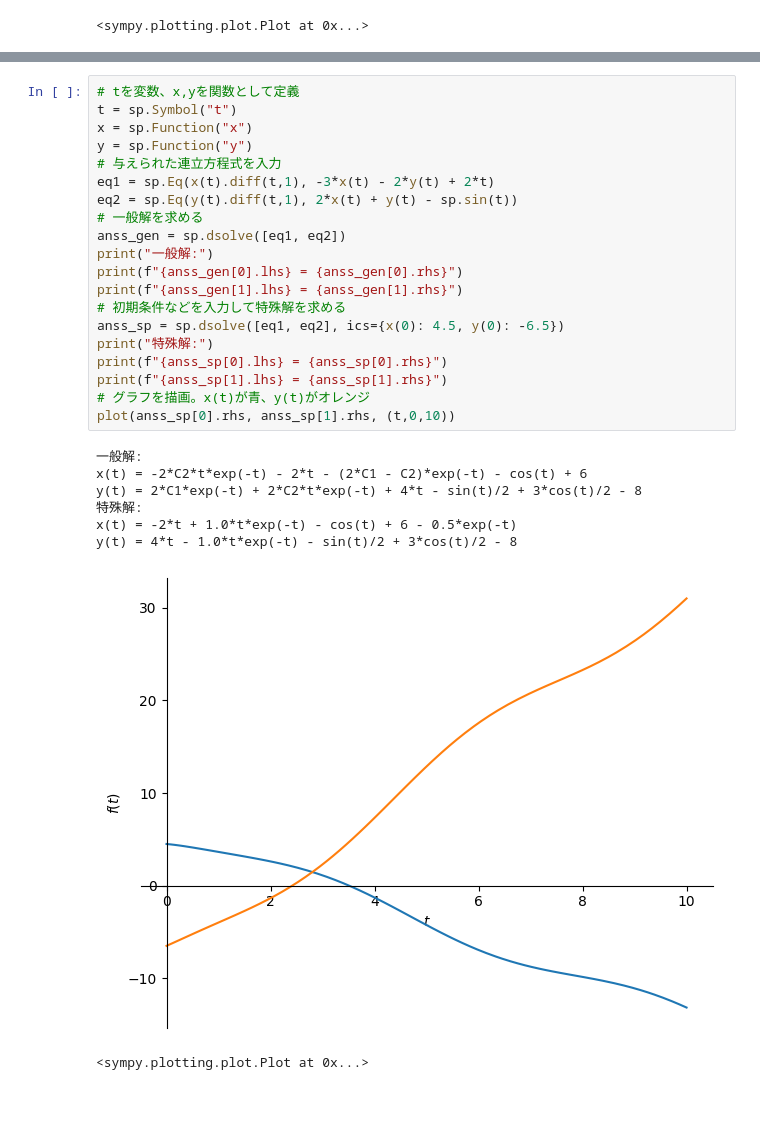
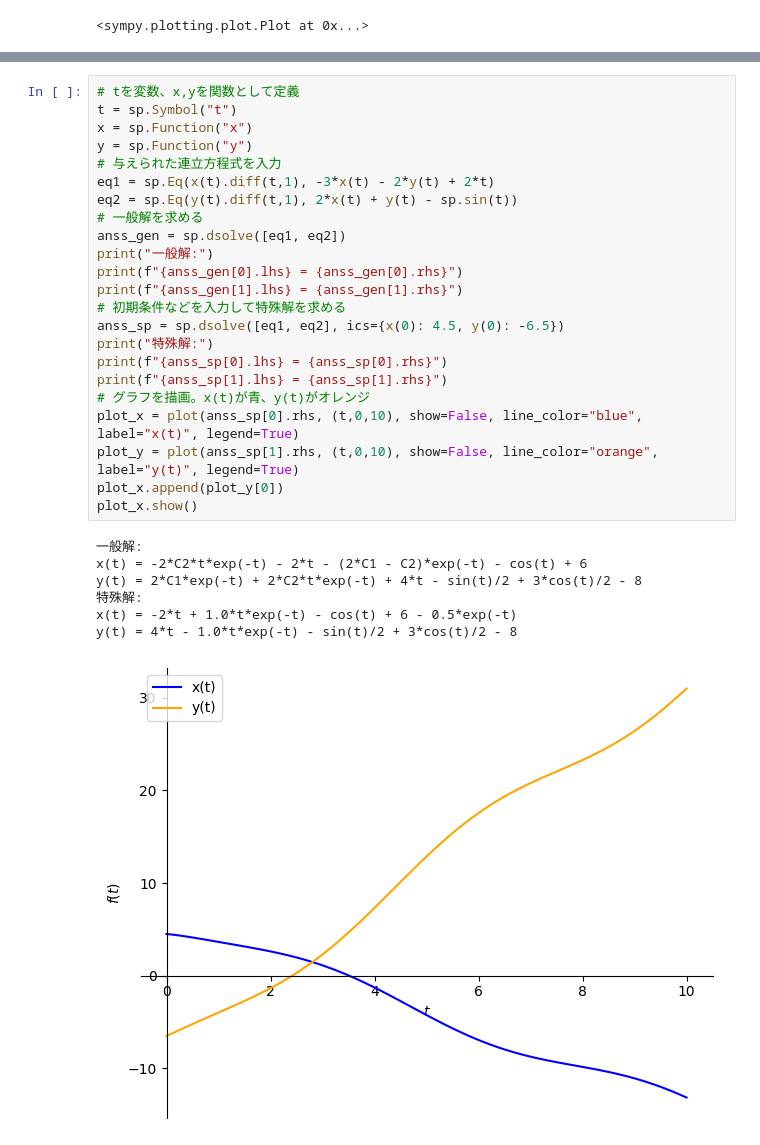
Before and after one commit to fumiyanll23/2022-experimental-mathematics-c, a Jupyter notebook: 07/lecture07.ipynb, the cells around one changed output, grey strips where cells are left out. Cells and saved outputs as stored; diff of their text form; blank space fills up the shorter version.

Commit message:
Update: become changeable line color and label of graph

```diff
--- a/07/lecture07.ipynb
+++ b/07/lecture07.ipynb
@@ -88,29 +88,31 @@ plot(ans_sp.rhs, (t,0,3))
 # %%
 # tを変数、x,yを関数として定義
 t = sp.Symbol("t")
 x = sp.Function("x")
 y = sp.Function("y")
 # 与えられた連立方程式を入力
 eq1 = sp.Eq(x(t).diff(t,1), -3*x(t) - 2*y(t) + 2*t)
 eq2 = sp.Eq(y(t).diff(t,1), 2*x(t) + y(t) - sp.sin(t))
 # 一般解を求める
 anss_gen = sp.dsolve([eq1, eq2])
 print("一般解:")
 print(f"{anss_gen[0].lhs} = {anss_gen[0].rhs}")
 print(f"{anss_gen[1].lhs} = {anss_gen[1].rhs}")
 # 初期条件などを入力して特殊解を求める
 anss_sp = sp.dsolve([eq1, eq2], ics={x(0): 4.5, y(0): -6.5})
 print("特殊解:")
 print(f"{anss_sp[0].lhs} = {anss_sp[0].rhs}")
 print(f"{anss_sp[1].lhs} = {anss_sp[1].rhs}")
 # グラフを描画。x(t)が青、y(t)がオレンジ
-plot(anss_sp[0].rhs, anss_sp[1].rhs, (t,0,10))
+plot_x = plot(anss_sp[0].rhs, (t,0,10), show=False, line_color="blue", label="x(t)", legend=True)
+plot_y = plot(anss_sp[1].rhs, (t,0,10), show=False, line_color="orange", label="y(t)", legend=True)
+plot_x.append(plot_y[0])
+plot_x.show()
 # %% [output]
 一般解:
 x(t) = -2*C2*t*exp(-t) - 2*t - (2*C1 - C2)*exp(-t) - cos(t) + 6
 y(t) = 2*C1*exp(-t) + 2*C2*t*exp(-t) + 4*t - sin(t)/2 + 3*cos(t)/2 - 8
 特殊解:
 x(t) = -2*t + 1.0*t*exp(-t) - cos(t) + 6 - 0.5*exp(-t)
 y(t) = 4*t - 1.0*t*exp(-t) - sin(t)/2 + 3*cos(t)/2 - 8
-[figure, old version]
+[figure, new version]
-<sympy.plotting.plot.Plot at 0x...>
```
Also changed, not shown: 2 other files.
